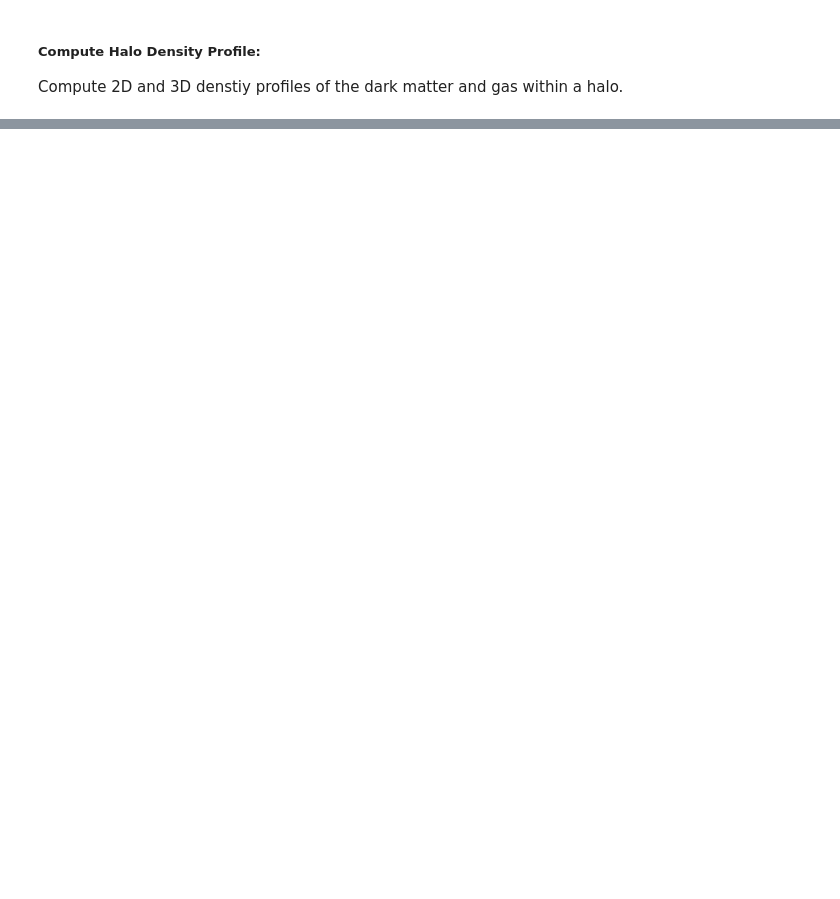
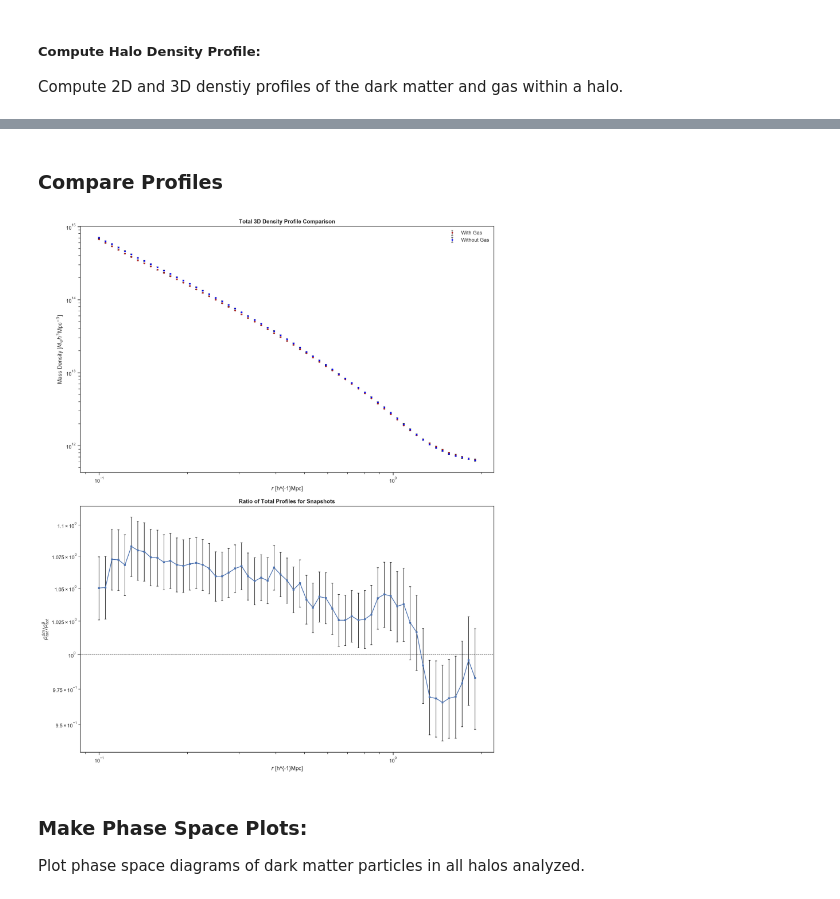
Before and after one commit to samgolds/tng-splashback-measurements, a Jupyter notebook: gas_dm_profile_comparison.ipynb, the cells around one changed output, grey strips where cells are left out. Saved outputs shown, nothing was run; the diff lists cells and outputs as text; code cells hidden in the pictures; blank space fills up the shorter version.

```diff
--- a/gas_dm_profile_comparison.ipynb
+++ b/gas_dm_profile_comparison.ipynb
@@ -424,0 +587,67 @@ plt.tight_layout()
+# %% [markdown]
+### **Compare Profiles**
+# %%
+var_tot = np.diag(cov_tot)
+var_tot_dark = np.diag(cov_dark)
+
+plt.figure(figsize=(14, 17))
+
+plt.subplot(2,1,1)
+
+plt.errorbar(averaged_r_tot, averaged_rho_tot,
+             yerr=np.sqrt(var_tot),
+             marker = '.', color = "firebrick", linestyle = "none",
+             markersize = 5, ecolor = 'k', elinewidth = 1, capsize=2,
+             markeredgewidth=1, label="With Gas")
+
+
+plt.errorbar(averaged_r_tot_dark, averaged_rho_tot_dark,
+             yerr=np.sqrt(var_tot_dark),
+             marker = '.', color = "blue", linestyle = "none",
+             markersize = 5, ecolor = 'k', elinewidth = 1, capsize=2,
+             markeredgewidth=1, label="Without Gas")
+
+
+plt.legend(frameon=False, loc="upper right")
+plt.title("Total 3D Density Profile Comparison", fontweight="bold")
+plt.xlabel(r"$r$ [h^{-1}Mpc]")
+plt.ylabel("Mass Density [$M_{\odot}h^3$Mpc$^{-3}$]")
+plt.xscale("log")
+plt.yscale("log")
+
+
+plt.subplot(2,1,2)
+
+ind_1 = np.where(averaged_rho_tot != 0)
+ind_2 = np.where(averaged_rho_tot_dark != 0)
+ind_inter = np.intersect1d(ind_1, ind_2)
+
+delta_rho_1 = np.sqrt(var_tot[ind_inter])/averaged_rho_tot[ind_inter]
+delta_rho_2 = np.sqrt(var_tot_dark[ind_inter])/averaged_rho_tot_dark[ind_inter]
+
+
+frac_error = np.sqrt(delta_rho_1**2+delta_rho_2**2)
+
+ratio_error = frac_error*(averaged_rho_tot_dark[ind_inter])/(averaged_rho_tot[ind_inter])
+plt.axhline(1, color="k", linestyle="--", linewidth = 0.8)
+
+plt.errorbar(averaged_r_tot[ind_inter],
+             (averaged_rho_tot_dark[ind_inter])/(averaged_rho_tot[ind_inter]),
+             yerr=ratio_error, markersize = 3, ecolor = 'k',
+             elinewidth = 1, capsize=2, marker='s',
+             markeredgewidth=1)
+plt.xscale("log")
+plt.yscale("log")
+plt.title("Ratio of Total Profiles for Snapshots", fontweight="bold")
+plt.xlabel(r"$r/R_{200m}$")
+plt.xlabel(r"$r$ [h^{-1}Mpc]")
+plt.ylabel(r"$\rho_{tot}^{dm} / \rho_{tot}^{g}$")
+
+plt.tight_layout()
+plt.savefig("relative_profiles.png", dpi=250)
+# %% [output]
+[figure, added]
+# %% [markdown]
+### **Make Phase Space Plots:**
+
+Plot phase space diagrams of dark matter particles in all halos analyzed.
```
Also changed, not shown: parts of 25 cells of this notebook, 4 other files.
